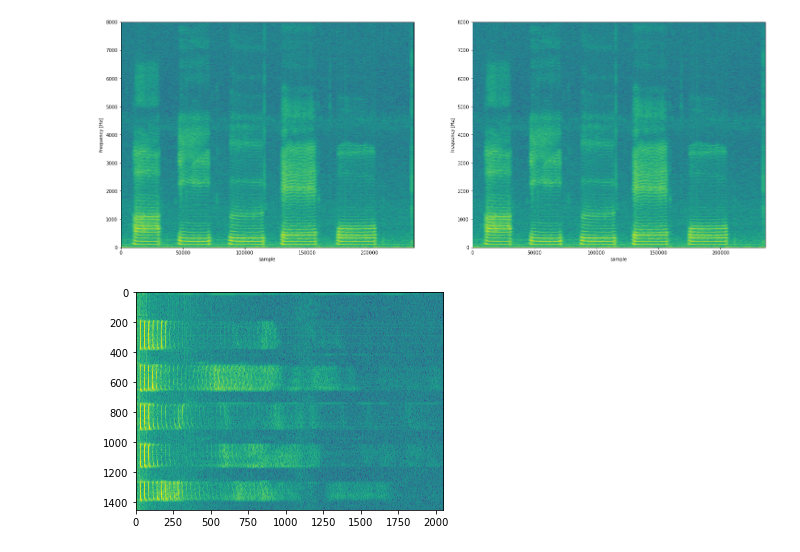
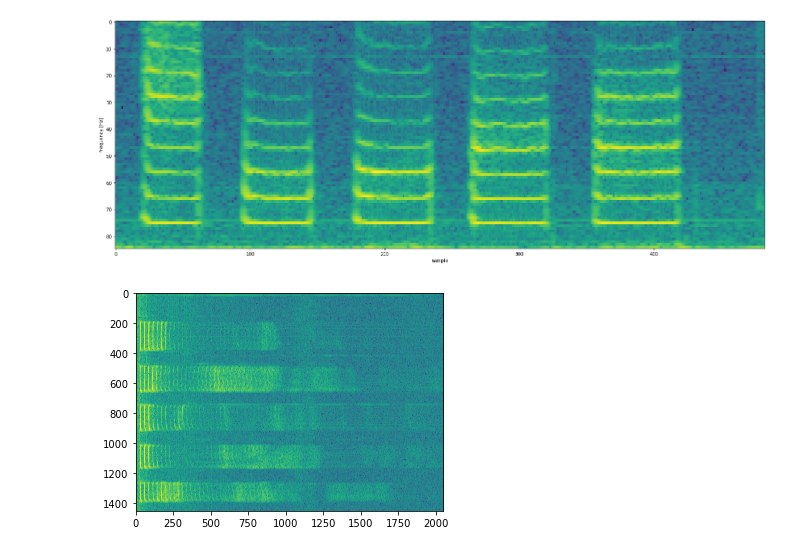
Before and after one commit to jaeyounkg/le4-audio-kuis, a Jupyter notebook: spectrogram.ipynb, the cells around one changed output. Drawn from its saved outputs; the diff is of its cells as text; code cells hidden in the pictures.

Commit message:
karaoke app final ver. spectrogram kind updates. but this entire thing is kinda shit. help

```diff
--- a/spectrogram.ipynb
+++ b/spectrogram.ipynb
@@ -31,4 +38,5 @@ print(x1.shape, x2.shape)
 # %%
-spectrogram = get_spectrogram(x1[:100000])
+%%time
+spectrogram = get_spectrogram(x1)
 spectrogram.shape
 # %% [output]
@@ -36,28 +61,23 @@ spectrogram.shape
 # %%
 fig = plt.figure(figsize=(25, 9))
 
-plt.subplot(121)
+h, w = spectrogram.T.shape
+img = cv2.resize(spectrogram.T, (w // 3, h // 3))
+# img = (spectrogram.T)
+
 plt.xlabel("sample")
 plt.ylabel("frequency [Hz]")
 plt.imshow(
-    np.flipud(spectrogram[:, :].T),
-    extent=[0, len(x1), 0, SR / 2],
+    np.flipud(img[: img.shape[0] // 8, :]),
+    # np.flipud(spectrogram[:, : spectrogram.shape[1] // 8].T),
+    # extent=[0, len(x1), 0, SR // 2 // 8],
     aspect="auto",
     interpolation="nearest",
 )
 
-plt.subplot(122)
-plt.xlabel("sample")
-plt.ylabel("frequency [Hz]")
-plt.imshow(
-    np.flipud(spectrogram.T),
-    extent=[0, len(x2), 0, SR / 2],
-    aspect="auto",
-    interpolation="nearest",
-)
 plt.show()
 # %% [output]
-[figure, old version]
+[figure, new version]
 # %%
 im = plt.imshow(
     np.flipud(spectrogram),
```
Also changed, not shown: parts of 4 cells of this notebook, 4 other files.
